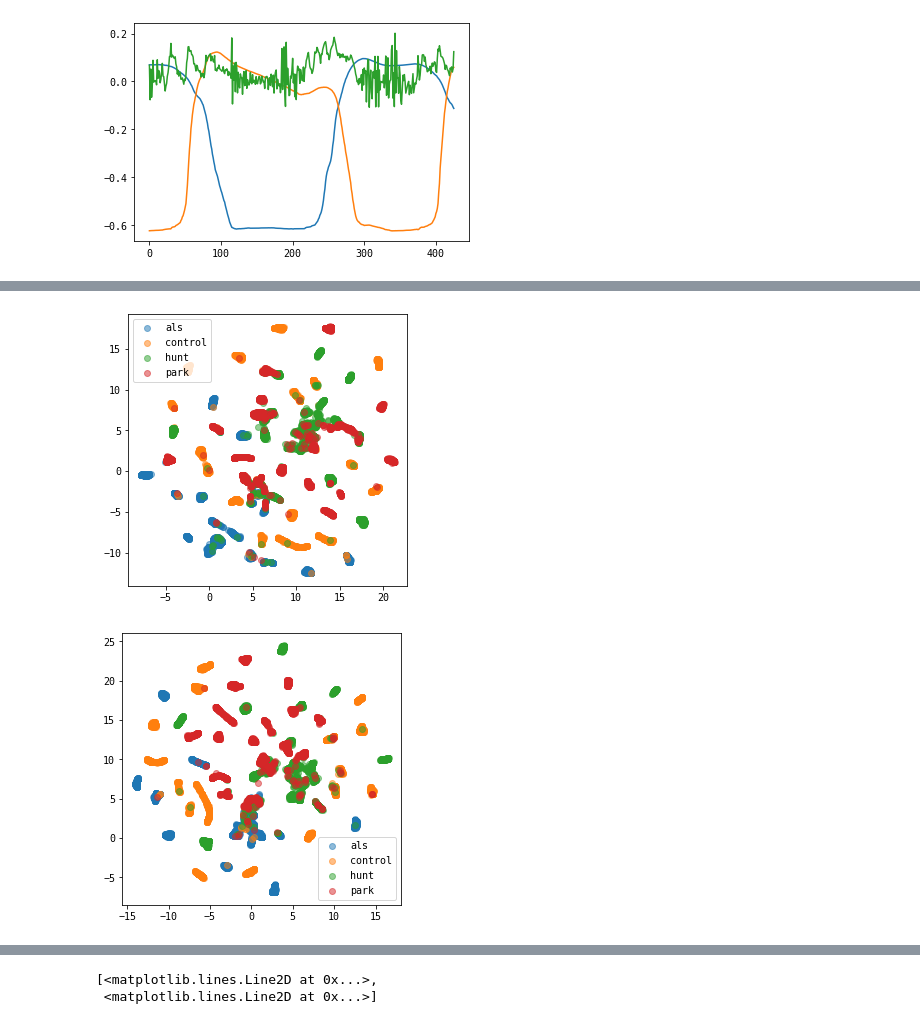
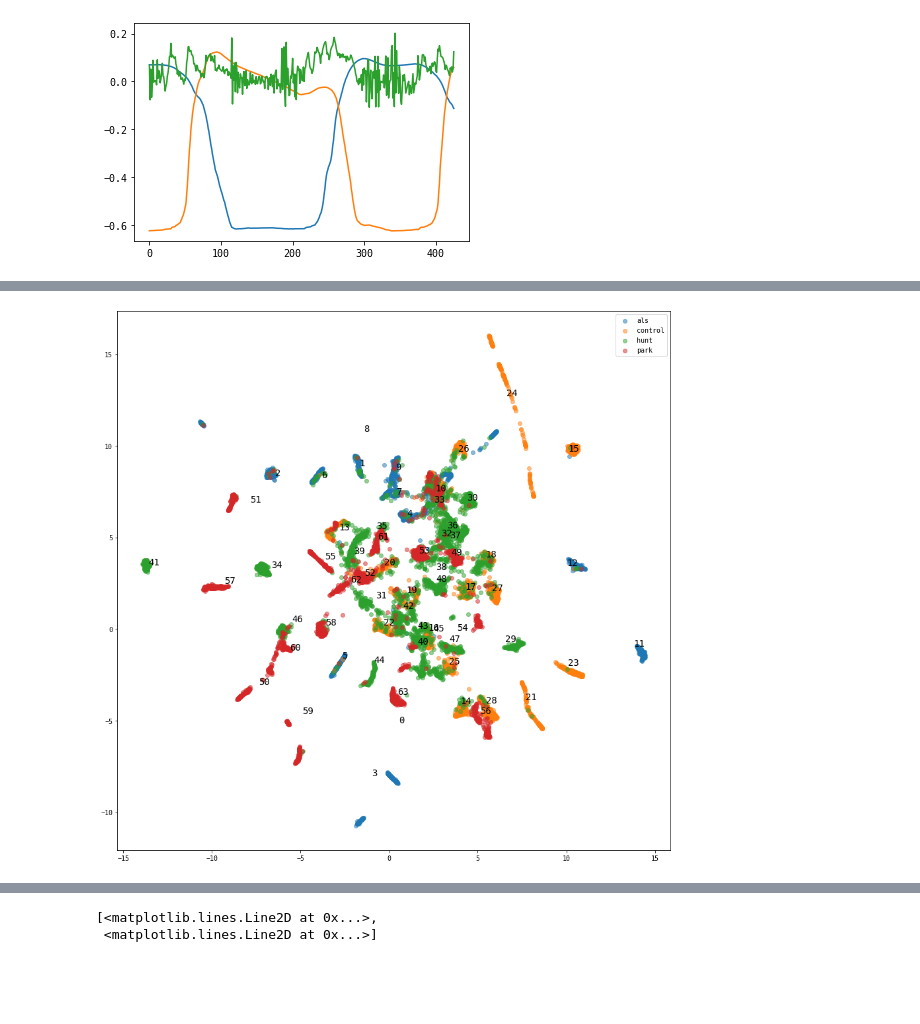
Before and after one commit to sinwall/geoml, a Jupyter notebook: gait.ipynb, the cells around one changed output, grey strips where cells are left out. Saved outputs shown, nothing was run; the diff lists cells and outputs as text; code cells hidden in the pictures; blank space fills up the shorter version.

```diff
--- a/gait.ipynb
+++ b/gait.ipynb
@@ -85,0 +62,7 @@ for i in range(signals.shape[0]):
+# %%
+from scipy.signal import butter, sosfilt
+
+# signal filtering and scaling
+signals = sosfilt(butter(2, 15, btype='low', output='sos', fs=default_freq), signals_pre, axis=-2)
+signal_means, signal_stds = np.mean(signals, axis=-2), np.std(signals, axis=-2)
+signals = (signals - signal_means[..., np.newaxis, :]) / (signal_stds[..., np.newaxis, :])
@@ -176,7 +277,34 @@ plt.plot(*x[(y_true==labels[0]) & (y_pred==labels[1])][22, :, 2:].T)
 # %%
 from umap import UMAP
 
+sine_filter = SineFilter(dim=x.shape[-1], n_filters=32, scale=1e1, random_state=42)
+sine_0d = sine_filter.apply(x, w)
+
 w_alter = calculate_weighting_vectors(x)[..., np.newaxis]
 sine_alter = sine_filter.apply(x, w_alter)
+
+sine_unif = sine_filter.apply(x, np.ones_like(w))
+
 reducer = UMAP(random_state=42)
-reduced = reducer.fit_transform(sine_alter[mask_nonstart])
+
+reduced_0d = reducer.fit_transform(sine_0d[mask_non_outlier])
+reduced_alter = reducer.fit_transform(sine_alter[mask_non_outlier])
+reduced_unif = reducer.fit_transform(sine_unif[mask_non_outlier])
+# %%
+fig, axs = plt.subplots(ncols=3, figsize=(15, 5))
+for num, label in enumerate(np.unique(labels)):
+    axs[0].scatter(*reduced_0d[seg_labels[mask_non_outlier]==label].T, s=9, color=f'C{num}', alpha=0.5, label=label)
+    axs[1].scatter(*reduced_alter[seg_labels[mask_non_outlier]==label].T, s=9, color=f'C{num}', alpha=0.5, label=label)
+    axs[2].scatter(*reduced_unif[seg_labels[mask_non_outlier]==label].T, s=9, color=f'C{num}', alpha=0.5, label=label)
+ax = axs[0]
+ax.set_title('sine 0d', fontsize=16)
+
+ax = axs[1]
+ax.set_title('sine alter', fontsize=16)
+
+ax = axs[2]
+ax.set_title('sine unif', fontsize=16)
+
+for ax in axs:
+    ax.legend(loc='upper right')
+plt.show(); plt.close()
@@ -183,17 +313,11 @@ reduced = reducer.fit_transform(sine_alter[mask_nonstart])
 # %%
-plt.figure(figsize=(5, 5))
+# reduced = reducer.fit_transform(sine_0d[mask_nonstart])
+plt.figure(figsize=(15, 15))
 for num, label in enumerate(np.unique(labels)):
-    plt.scatter(*reduced[seg_labels[mask_nonstart]==label].T, color=f'C{num}', alpha=0.5, label=label)
+    plt.scatter(*reduced_0d[seg_labels[mask_non_outlier]==label].T, color=f'C{num}', alpha=0.5, label=label)
+for num in range(signals.shape[0]):
+    plt.text(*np.mean(reduced_0d[seg_indivs[mask_non_outlier]==num], axis=0), num, fontsize=14)
 plt.legend()
 plt.show(); plt.close()
 # %% [output]
-[figure, old version]
+[figure, new version]
-# %%
-reduced = reducer.fit_transform(sine_0d[mask_nonstart])
-plt.figure(figsize=(5, 5))
-for num, label in enumerate(np.unique(labels)):
-    plt.scatter(*reduced[seg_labels[mask_nonstart]==label].T, color=f'C{num}', alpha=0.5, label=label)
-plt.legend()
-plt.show(); plt.close()
-# %% [output]
-[figure, removed]
```
Also changed, not shown: parts of 12 cells of this notebook.
